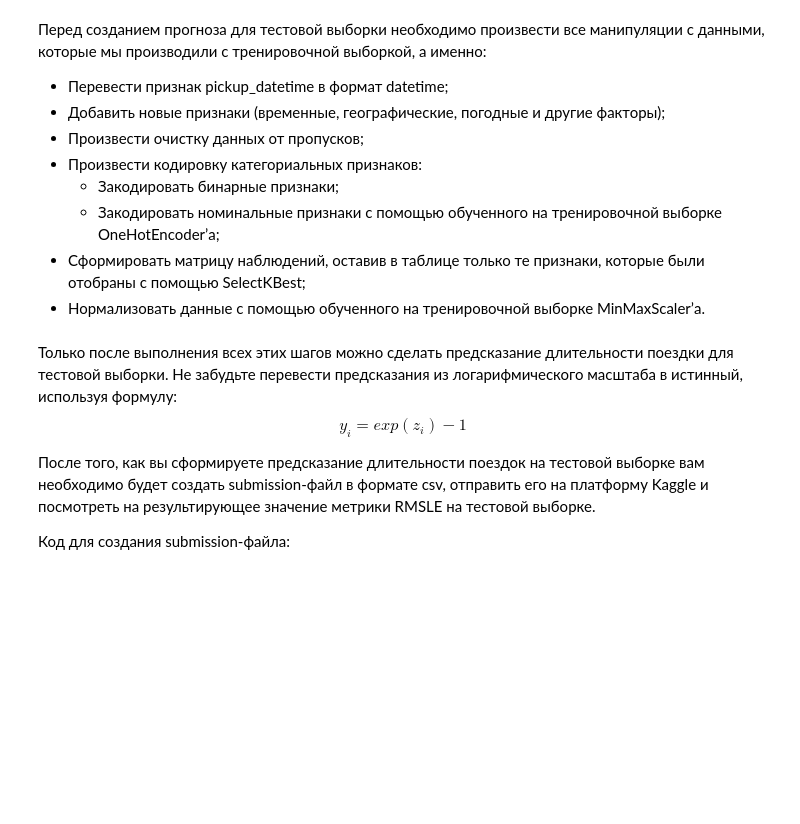
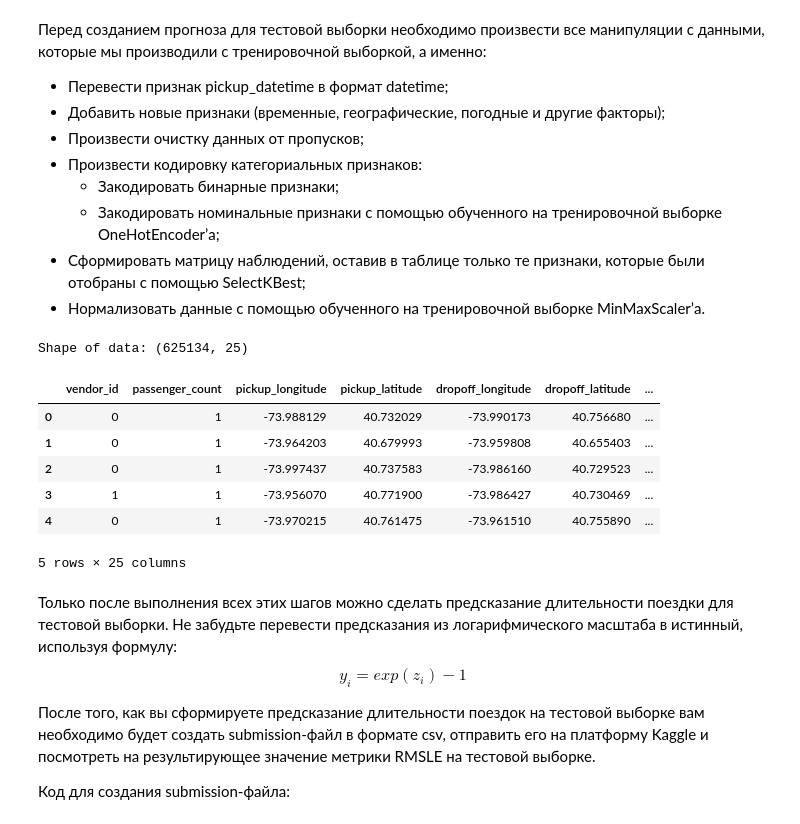
Before and after one commit to Losyash/pw_ii, a Jupyter notebook: notebook.ipynb, the cells around one changed output. Drawn from its saved outputs; the diff is of its cells as text; code cells hidden in the pictures; blank space fills up the shorter version.

```diff
--- a/notebook.ipynb
+++ b/notebook.ipynb
@@ -1053,7 +1053,7 @@ data_onehot = pd.DataFrame(data_onehot, columns=column_names)
 columns_to_change = ['pickup_day_of_week', 'geo_cluster', 'events']
 
 # Создание экземпляра OneHotEncoder
-one_hot_encoder =  preprocessing.OneHotEncoder(drop='first')
+one_hot_encoder =  preprocessing.OneHotEncoder(drop='first', handle_unknown='ignore')
 
 # Применение кодировщика к выбранным признакам
 data_onehot_sparse = one_hot_encoder.fit_transform(train_data[columns_to_change]).toarray()
@@ -1530,7 +1528,8 @@ FileNotFoundError: [Errno 2] No such file or directory: 'data/raw/test.csv'
 * Сформировать матрицу наблюдений, оставив в таблице только те признаки, которые были отобраны с помощью SelectKBest;
 * Нормализовать данные с помощью обученного на тренировочной выборке MinMaxScaler’а.
 # %%
-test_data['pickup_datetime']=pd.to_datetime(test_data['pickup_datetime'],format='%Y-%m-%d %H:%M:%S')
+test_data['pickup_datetime'] = pd.to_datetime(test_data['pickup_datetime'], format='%Y-%m-%d %H:%M:%S')
+
 test_data = add_datetime_features(test_data)
 test_data = add_holiday_features(test_data, holiday_data)
 test_data = add_osrm_features(test_data, osrm_data_test)
@@ -1539,19 +1538,35 @@ test_data = add_cluster_features(test_data, kmeans)
 test_data = add_weather_features(test_data, weather_data)
 test_data = fill_null_weather_data(test_data)
 
+# test_drop_columns = ['id', 'pickup_datetime', 'pickup_date', 'day', 'date', 'holiday','date', 'hour']
+# test_data = test_data.drop(test_drop_columns, axis=1)
+
 test_data['vendor_id'] = test_data['vendor_id'].apply(lambda x: 0 if x == 1 else 1)
 test_data['store_and_fwd_flag'] = test_data['store_and_fwd_flag'].apply(lambda x: 0 if x == 'N' else 1)
+test_data['pickup_day_of_week'] = test_data['pickup_datetime'].dt.day_name()
+
 test_data_onehot = one_hot_encoder.fit_transform(test_data[columns_to_change]).toarray()
-column_names = one_hot_encoder.get_feature_names_out(columns_to_change)
-test_data_onehot = pd.DataFrame(test_data_onehot, columns=column_names)
+test_column_names = one_hot_encoder.get_feature_names_out(columns_to_change)
+test_data_onehot = pd.DataFrame(test_data_onehot, columns=test_column_names)
 
-test_data = pd.concat(
-    [test_data.reset_index(drop=True).drop(columns_to_change, axis=1), test_data_onehot],
-    axis=1
-)
+test_data = pd.concat([test_data.reset_index(drop=True).drop(columns_to_change, axis=1), test_data_onehot], axis=1)
+
 X_test = test_data[best_features]
 X_test_scaled = scaler.transform(X_test)
+
 print('Shape of data: {}'.format(X_test.shape))
+# %% [output]
+Shape of data: (625134, 25)
+# %%
+X_test.head()
+# %% [output]
+|  | vendor_id | passenger_count | pickup_longitude | pickup_latitude | dropoff_longitude | dropoff_latitude | ... |
+| 0 | 0 | 1 | -73.988129 | 40.732029 | -73.990173 | 40.756680 | ... |
+| 1 | 0 | 1 | -73.964203 | 40.679993 | -73.959808 | 40.655403 | ... |
+| 2 | 0 | 1 | -73.997437 | 40.737583 | -73.986160 | 40.729523 | ... |
+| 3 | 1 | 1 | -73.956070 | 40.771900 | -73.986427 | 40.730469 | ... |
+| 4 | 0 | 1 | -73.970215 | 40.761475 | -73.961510 | 40.755890 | ... |
+5 rows × 25 columns
 # %% [markdown]
 Только после выполнения всех этих шагов можно сделать предсказание длительности поездки для тестовой выборки. Не забудьте перевести предсказания из логарифмического масштаба в истинный, используя формулу:
 $$y_i=exp(z_i)-1$$
```
Also changed, not shown: parts of 14 cells of this notebook.
